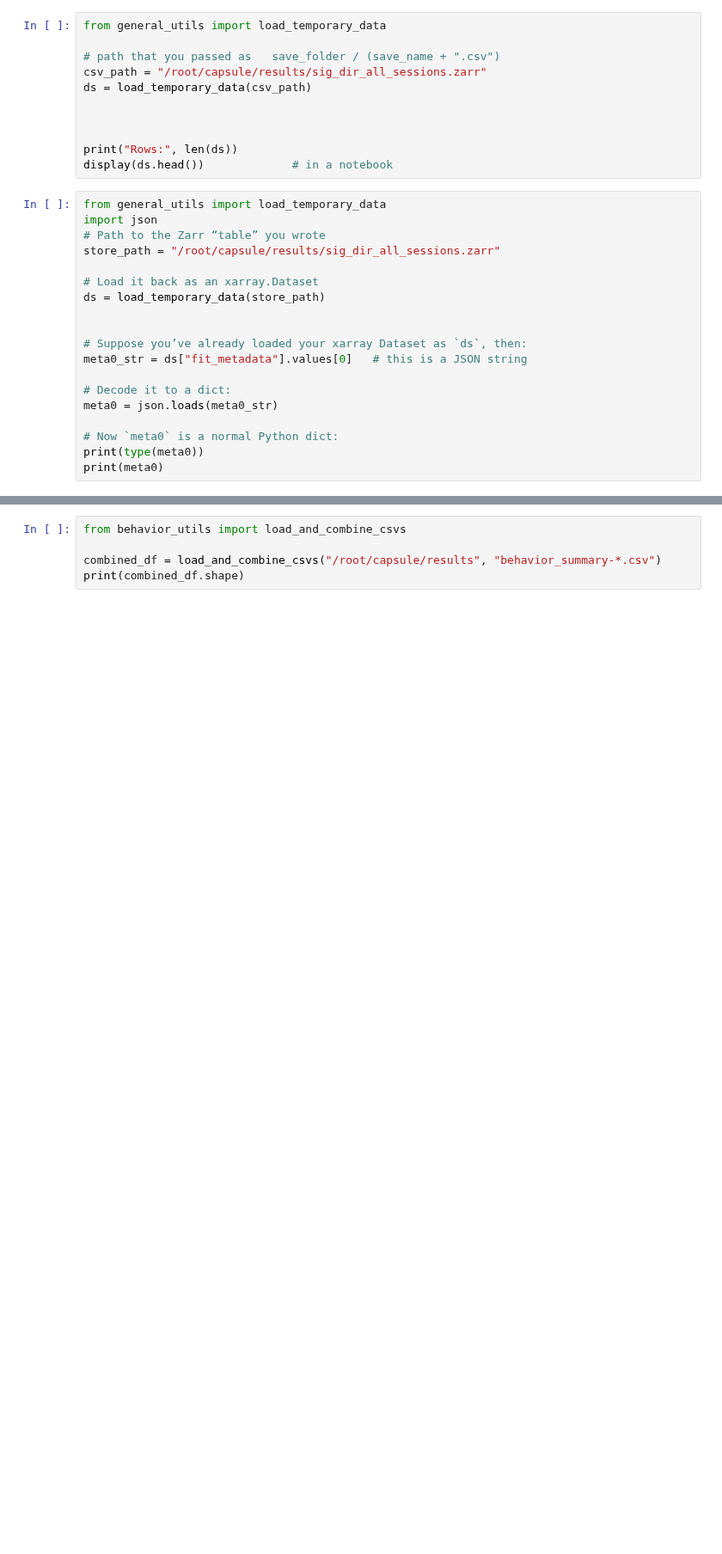
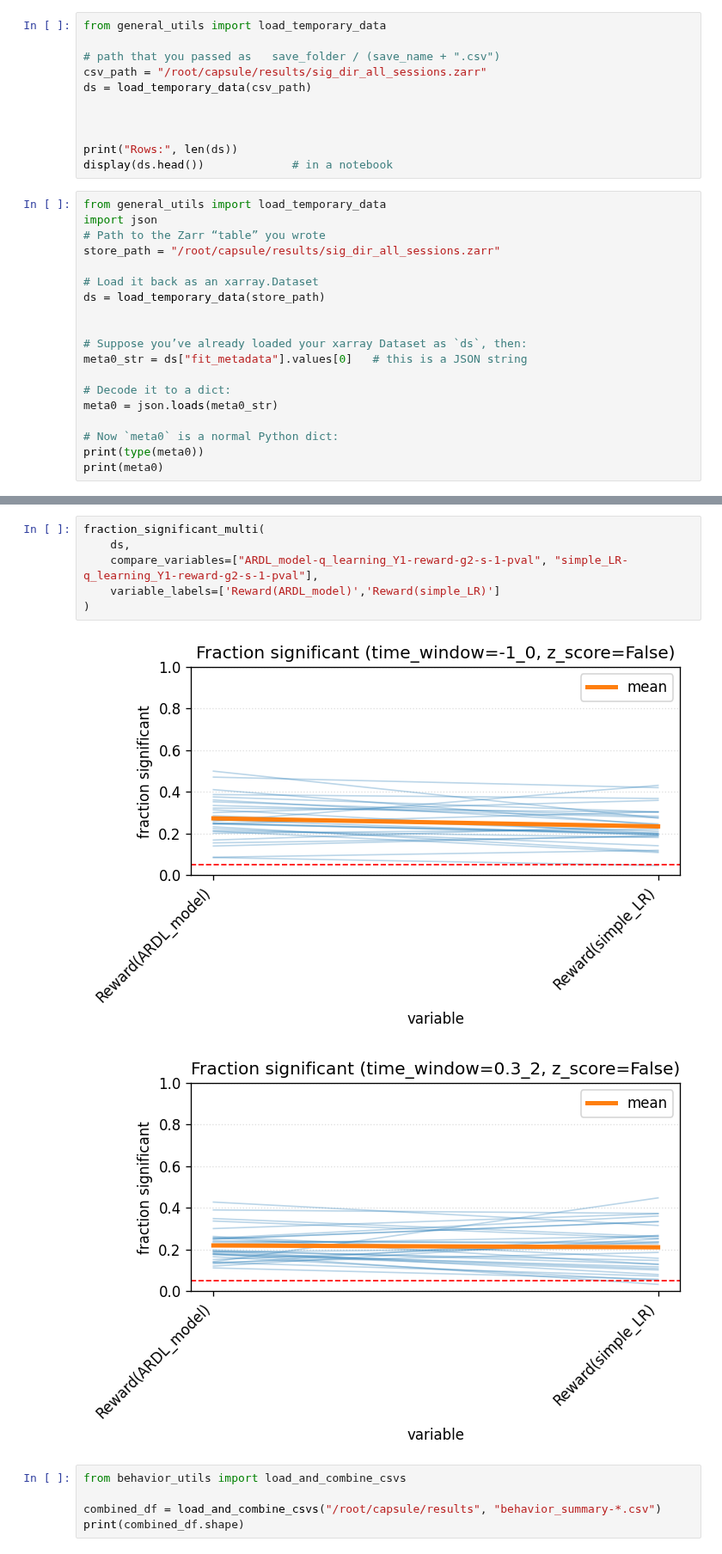
Before and after one commit to AllenNeuralDynamics/aind-dft-ephys-analysis, a Jupyter notebook: src/aind_dft_ephys_analysis/ephys_playground.ipynb, the cells around one changed output, grey strips where cells are left out. Shown at 86% size. Drawn from its saved outputs; the diff is of its cells as text; blank space fills up the shorter version.

```diff
--- a/src/aind_dft_ephys_analysis/ephys_playground.ipynb
+++ b/src/aind_dft_ephys_analysis/ephys_playground.ipynb
@@ -495,3 +653,12 @@ fraction_significant_multi(
+# %%
+fraction_significant_multi(
+    ds,
+    compare_variables=["ARDL_model-q_learning_Y1-reward-g2-s-1-pval", "simple_LR-q_learning_Y1-reward-g2-s-1-pval"],
+    variable_labels=['Reward(ARDL_model)','Reward(simple_LR)']
+)
+# %% [output]
+[figure, added]
+[figure, added]
 # %%
 from behavior_utils import load_and_combine_csvs
 
```
Also changed, not shown: parts of 14 cells of this notebook, 2 other files.
